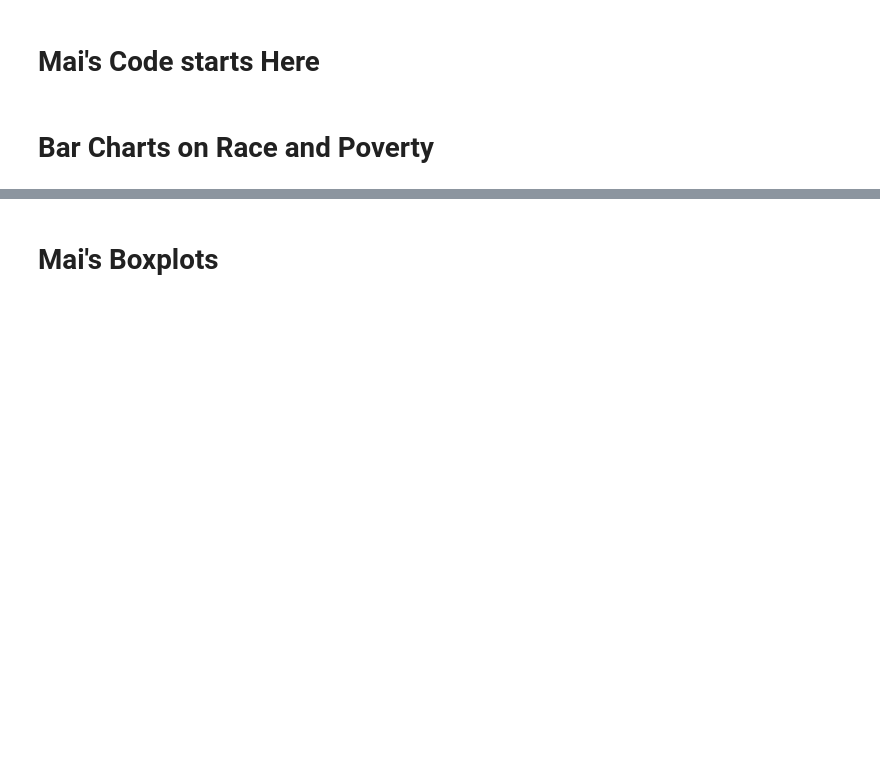
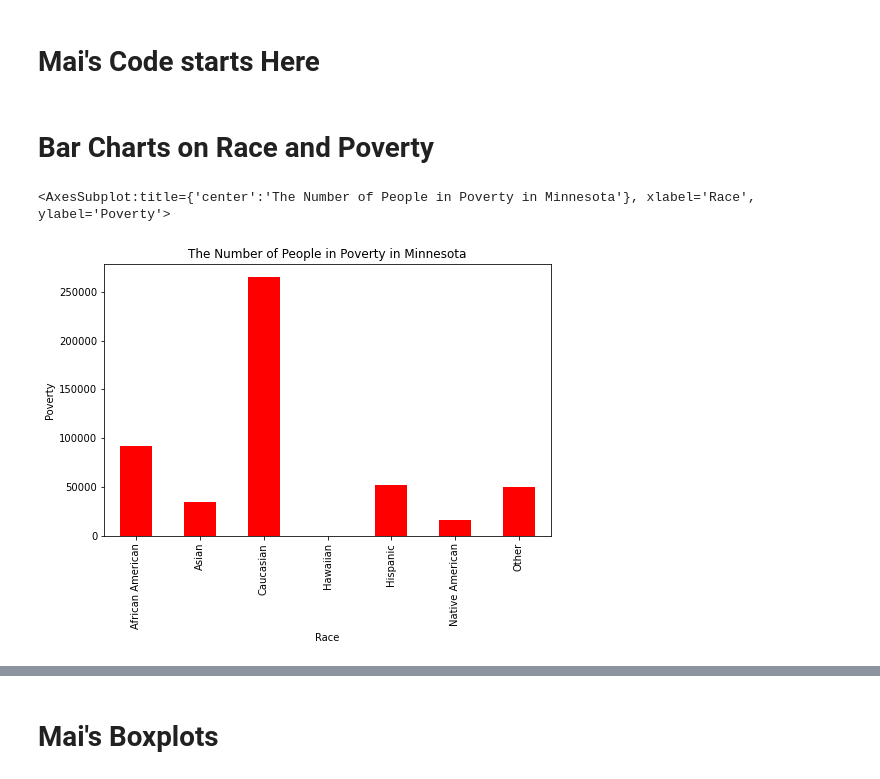
Before and after one commit to tlenzmeier58/Project_1, a Jupyter notebook: cdc_tom.ipynb, the cells around one changed output, grey strips where cells are left out. Cells and saved outputs as stored; diff of their text form; code cells hidden in the pictures; blank space fills up the shorter version.

```diff
--- a/cdc_tom.ipynb
+++ b/cdc_tom.ipynb
@@ -328,7 +461,10 @@ merged_county_inf_stats_df = merged_county_inf_stats_df.rename(columns=col_names
 # %%
 # Generate a bar plot showing the total population of race groups, poverty and analyzing the differences of each groups for the merged dataframe
 bar_plot_data = merged_df.groupby(['Race']).sum()["Poverty"]
-plt.title("Race and Poverty in MN")
+plt.title("The Number of People in Poverty in Minnesota")
 plt.xlabel("Race")
 plt.ylabel("Poverty")
 bar_plot_data.plot.bar(figsize=(8,5),color=('red'))
+# %% [output]
+<AxesSubplot:title={'center':'The Number of People in Poverty in Minnesota'}, xlabel='Race', ylabel='Poverty'>
+[figure, added]
```
Also changed, not shown: parts of 19 cells of this notebook.
